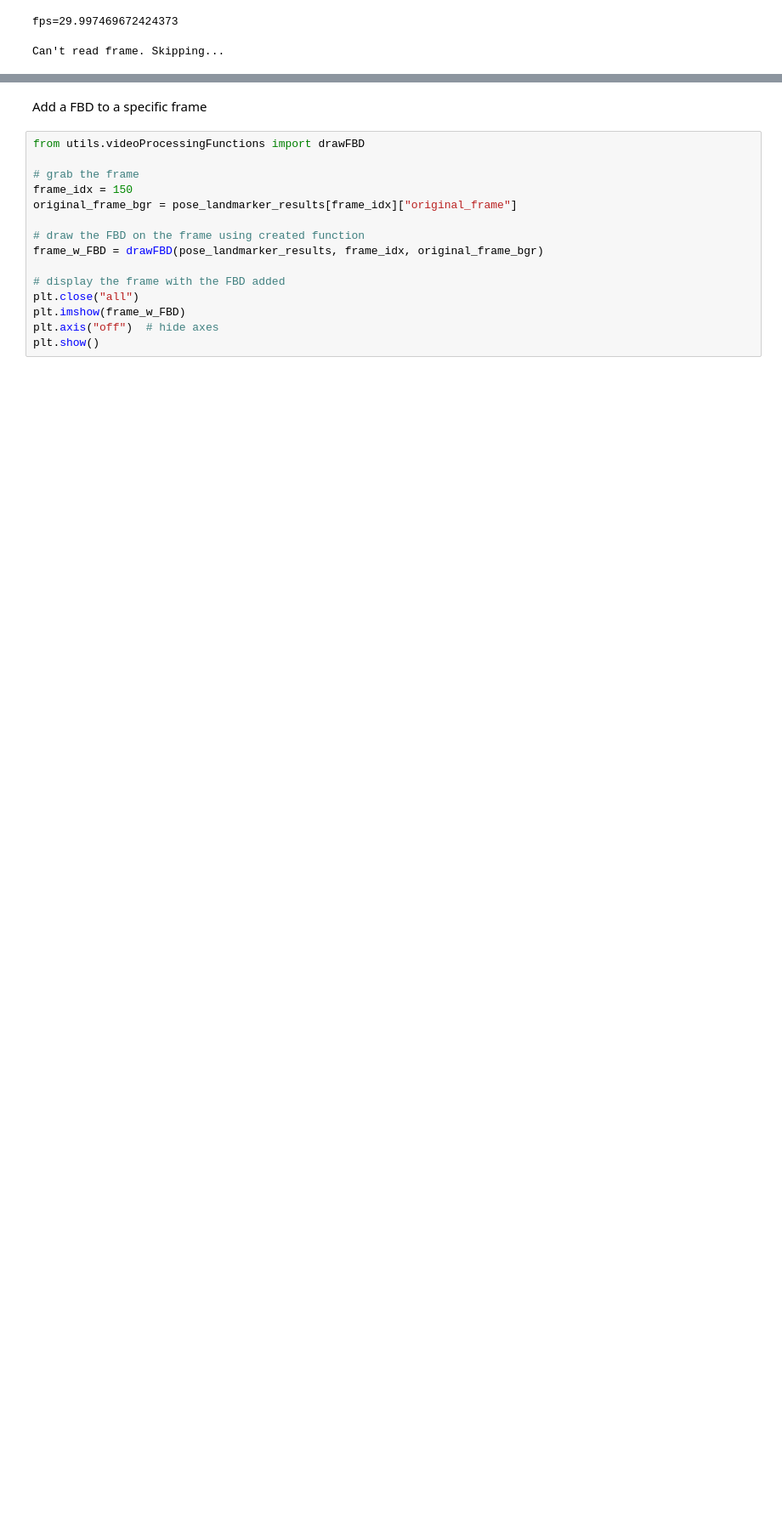
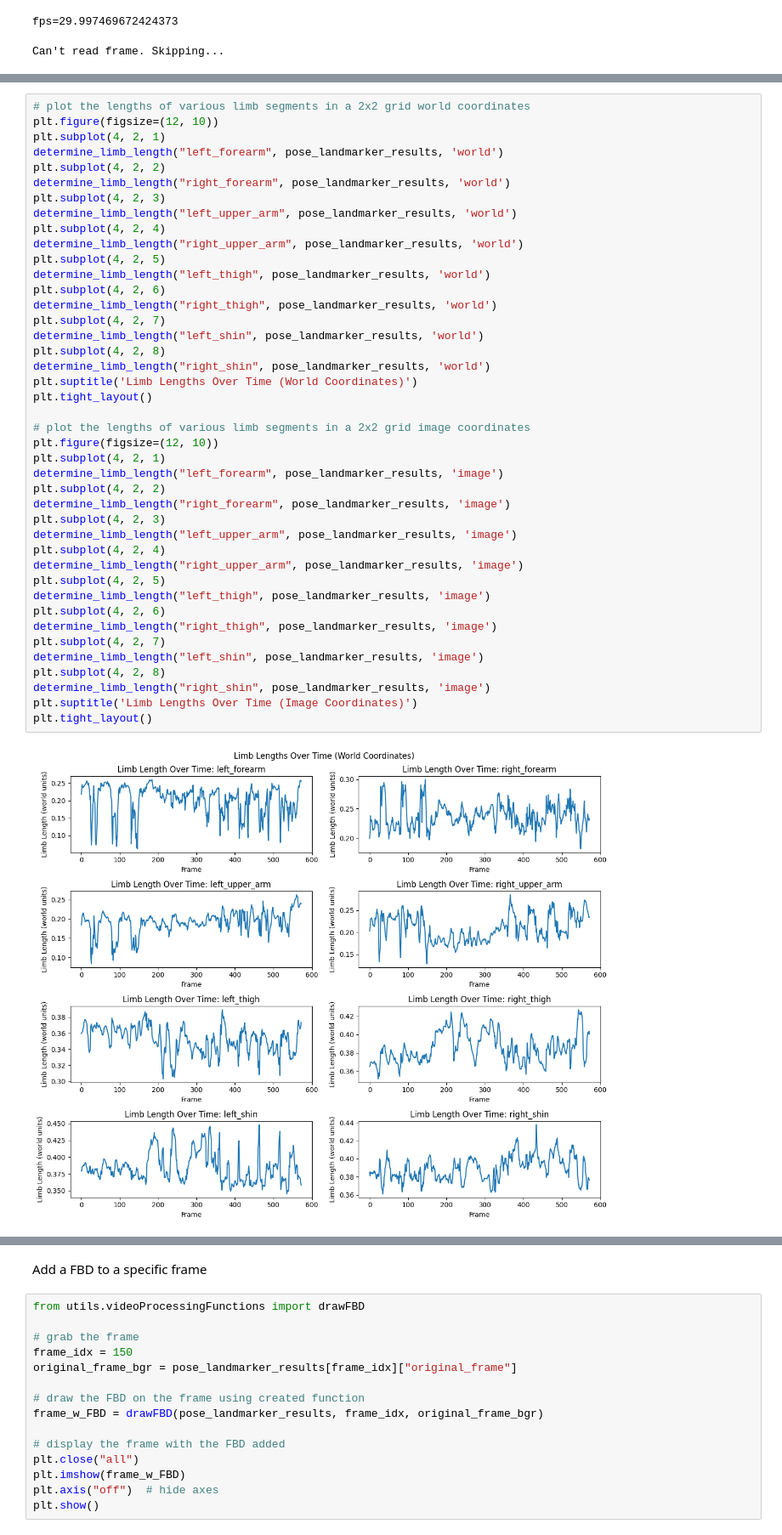
Before and after one commit to andreyaW/boxing_dynamics, a Jupyter notebook: explore2.ipynb, the cells around one changed output, grey strips where cells are left out. Shown at 85% size. Drawn from its saved outputs; the diff is of its cells as text; blank space fills up the shorter version.

Commit message:
adding plots of limb lengths over time (prob: lengths vary alot with time)

```diff
--- a/explore2.ipynb
+++ b/explore2.ipynb
@@ -28,0 +114,44 @@ Can't read frame. Skipping...
+# %%
+# plot the lengths of various limb segments in a 2x2 grid world coordinates
+plt.figure(figsize=(12, 10))
+plt.subplot(4, 2, 1)
+determine_limb_length("left_forearm", pose_landmarker_results, 'world')
+plt.subplot(4, 2, 2)
+determine_limb_length("right_forearm", pose_landmarker_results, 'world')
+plt.subplot(4, 2, 3)
+determine_limb_length("left_upper_arm", pose_landmarker_results, 'world')
+plt.subplot(4, 2, 4)
+determine_limb_length("right_upper_arm", pose_landmarker_results, 'world')
+plt.subplot(4, 2, 5)
+determine_limb_length("left_thigh", pose_landmarker_results, 'world')
+plt.subplot(4, 2, 6)
+determine_limb_length("right_thigh", pose_landmarker_results, 'world')
+plt.subplot(4, 2, 7)
+determine_limb_length("left_shin", pose_landmarker_results, 'world')
+plt.subplot(4, 2, 8)
+determine_limb_length("right_shin", pose_landmarker_results, 'world')
+plt.suptitle('Limb Lengths Over Time (World Coordinates)')
+plt.tight_layout()
+
+# plot the lengths of various limb segments in a 2x2 grid image coordinates
+plt.figure(figsize=(12, 10))
+plt.subplot(4, 2, 1)
+determine_limb_length("left_forearm", pose_landmarker_results, 'image')
+plt.subplot(4, 2, 2)
+determine_limb_length("right_forearm", pose_landmarker_results, 'image')
+plt.subplot(4, 2, 3)
+determine_limb_length("left_upper_arm", pose_landmarker_results, 'image')
+plt.subplot(4, 2, 4)
+determine_limb_length("right_upper_arm", pose_landmarker_results, 'image')
+plt.subplot(4, 2, 5)
+determine_limb_length("left_thigh", pose_landmarker_results, 'image')
+plt.subplot(4, 2, 6)
+determine_limb_length("right_thigh", pose_landmarker_results, 'image')
+plt.subplot(4, 2, 7)
+determine_limb_length("left_shin", pose_landmarker_results, 'image')
+plt.subplot(4, 2, 8)
+determine_limb_length("right_shin", pose_landmarker_results, 'image')
+plt.suptitle('Limb Lengths Over Time (Image Coordinates)')
+plt.tight_layout()
+# %% [output]
+[figure, added]
```
Also changed, not shown: parts of 5 cells of this notebook.
